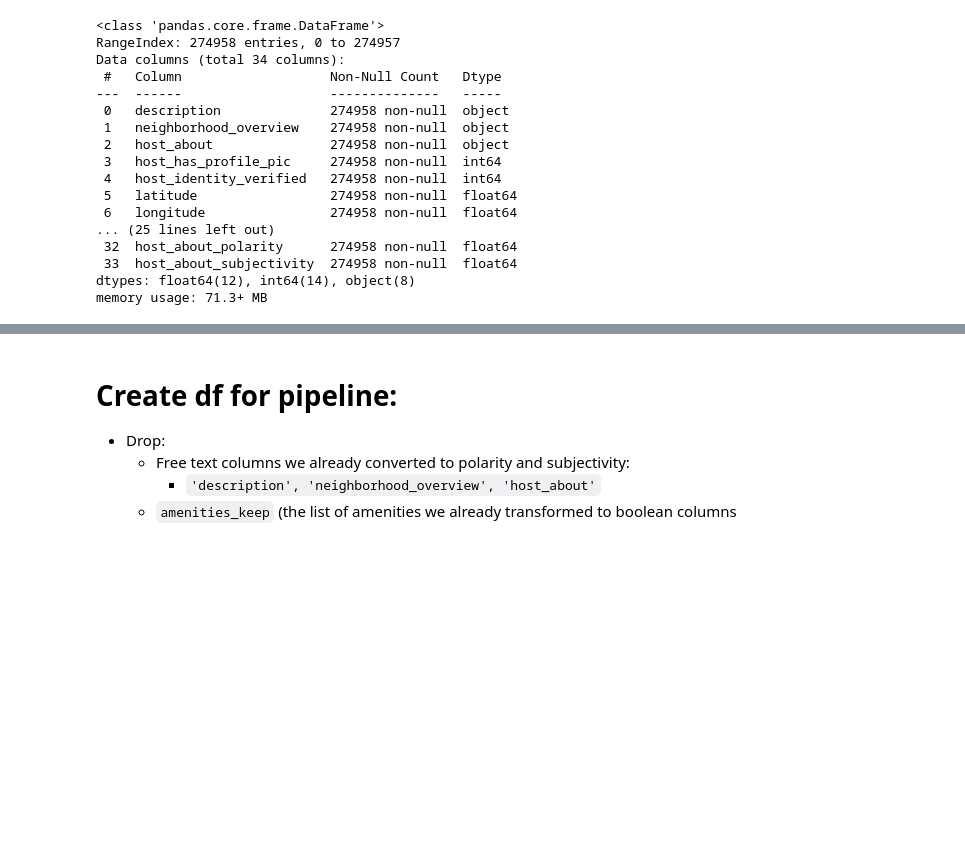
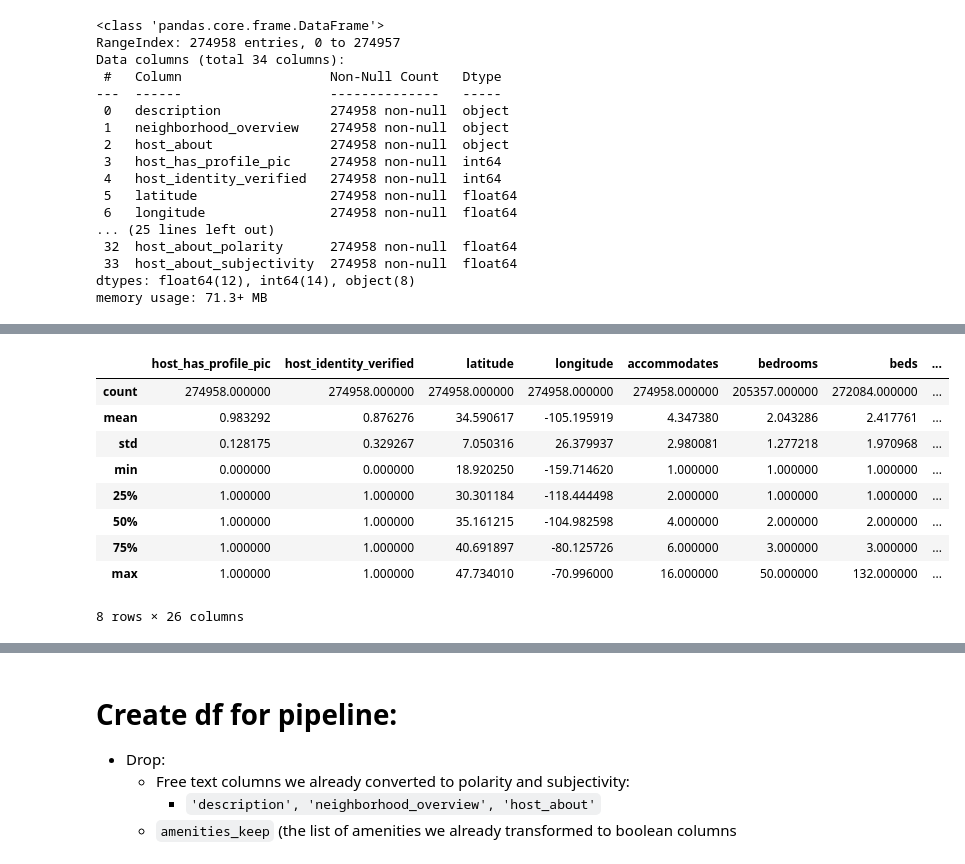
Before and after one commit to clairesarraille/airbnb_price_prediction, a Jupyter notebook: 03_Colab.ipynb, the cells around one changed output, grey strips where cells are left out. Cells and saved outputs as stored; diff of their text form; code cells hidden in the pictures; blank space fills up the shorter version.

```diff
--- a/03_Colab.ipynb
+++ b/03_Colab.ipynb
@@ -156,3 +158,6 @@ Data columns (total 34 columns):
  33  host_about_subjectivity  274958 non-null  float64
 dtypes: float64(12), int64(14), object(8)
 memory usage: 71.3+ MB
+# %%
+df.describe()
+# %% [output]
@@ -158,0 +165,10 @@ memory usage: 71.3+ MB
+|  | host_has_profile_pic | host_identity_verified | latitude | longitude | accommodates | bedrooms | beds | ... |
+| count | 274958.000000 | 274958.000000 | 274958.000000 | 274958.000000 | 274958.000000 | 205357.000000 | 272084.000000 | ... |
+| mean | 0.983292 | 0.876276 | 34.590617 | -105.195919 | 4.347380 | 2.043286 | 2.417761 | ... |
+| std | 0.128175 | 0.329267 | 7.050316 | 26.379937 | 2.980081 | 1.277218 | 1.970968 | ... |
+| min | 0.000000 | 0.000000 | 18.920250 | -159.714620 | 1.000000 | 1.000000 | 1.000000 | ... |
+| 25% | 1.000000 | 1.000000 | 30.301184 | -118.444498 | 2.000000 | 1.000000 | 1.000000 | ... |
+| 50% | 1.000000 | 1.000000 | 35.161215 | -104.982598 | 4.000000 | 2.000000 | 2.000000 | ... |
+| 75% | 1.000000 | 1.000000 | 40.691897 | -80.125726 | 6.000000 | 3.000000 | 3.000000 | ... |
+| max | 1.000000 | 1.000000 | 47.734010 | -70.996000 | 16.000000 | 50.000000 | 132.000000 | ... |
+8 rows × 26 columns
```
Also changed, not shown: parts of 26 cells of this notebook.
